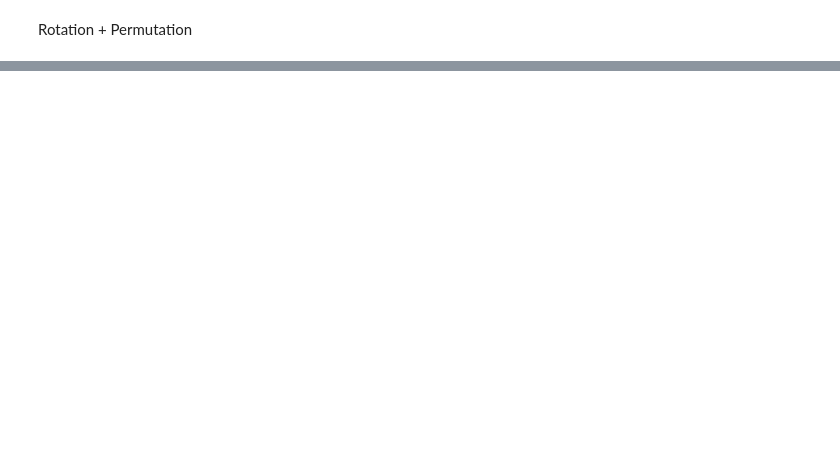
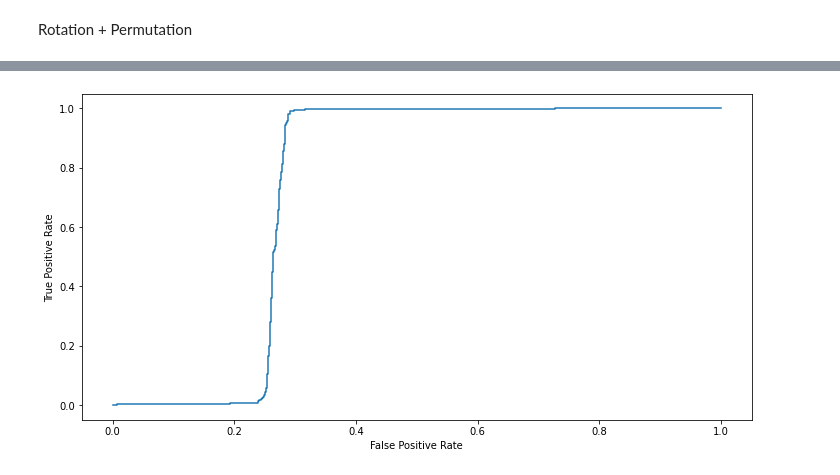
Before and after one commit to Zhelun-Li/VQC-Permutable-Lorentz-symmetry, a Jupyter notebook: Lorentz_symmetry_decay.ipynb, the cells around one changed output, grey strips where cells are left out. Drawn from its saved outputs; the diff is of its cells as text; code cells hidden in the pictures; blank space fills up the shorter version.

```diff
--- a/Lorentz_symmetry_decay.ipynb
+++ b/Lorentz_symmetry_decay.ipynb
@@ -383,0 +484,8 @@ test score =  0.761
+# %%
+plt.plot(fpr,tpr)
+plt.xlabel("False Positive Rate")
+plt.ylabel("True Positive Rate")
+
+plt.show()
+# %% [output]
+[figure, added]
```
Also changed, not shown: parts of 33 cells of this notebook.
